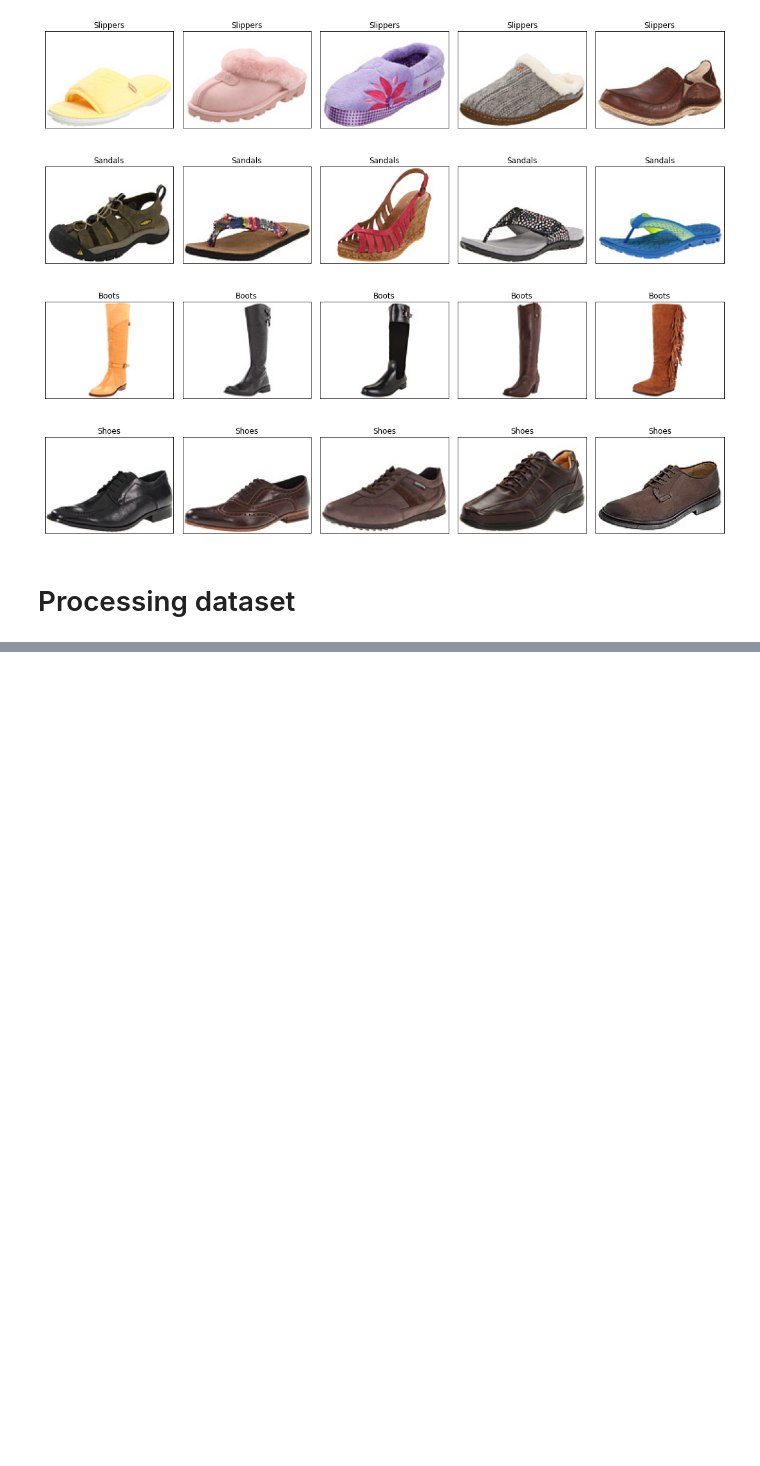
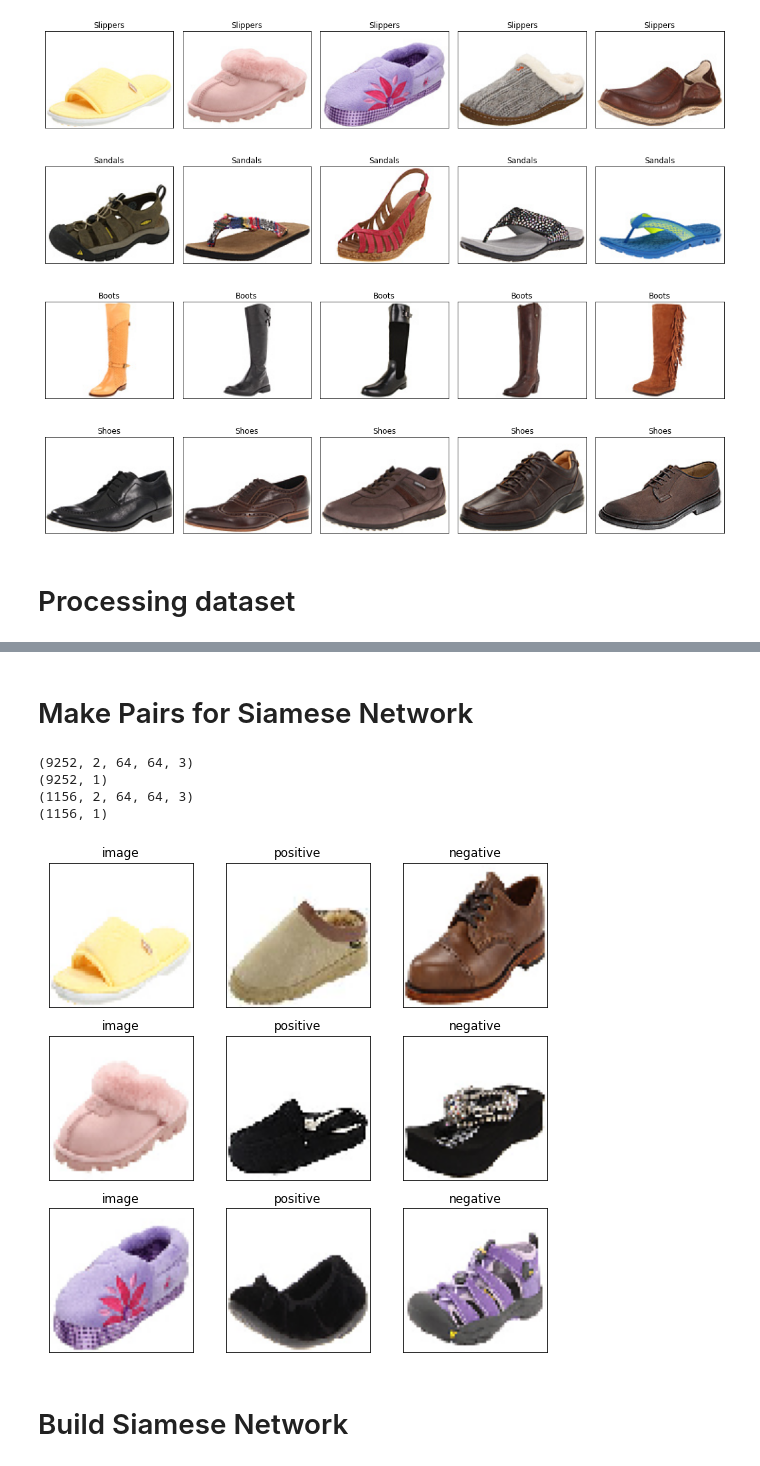
Before and after one commit to SungmanKang/DeepLearningTeamProject2021, a Jupyter notebook: siamese_network.ipynb, the cells around one changed output, grey strips where cells are left out. Cells and saved outputs as stored; diff of their text form; code cells hidden in the pictures; blank space fills up the shorter version.

Commit message:
siamese network

```diff
--- a/siamese_network.ipynb
+++ b/siamese_network.ipynb
@@ -99,0 +140,4 @@ def get_image(filename):
+# %%
+train_X = map_dataset(train_files)
+test_X = map_dataset(test_files)
+val_X = map_dataset(val_files)
@@ -99,0 +174,57 @@ def get_image(filename):
+# %% [markdown]
+# Make Pairs for Siamese Network
+# %%
+def make_pos_neg_pairs(X, y):
+    pairs = [] # (image, image) pair
+    labels = [] # 0 means negative pair, otherwise, positive
+
+    class_count = len(np.unique(y))
+    class_indexes = [np.where(y == i)[0] for i in range(0, class_count)]
+
+    for i in range(len(X)):
+        cur_img = X[i]
+        cur_label = y[i]
+
+        # positive: pick an image from same class randomly
+        pos_i = np.random.choice(class_indexes[cur_label])
+        pos_img = X[pos_i]
+        pairs.append([cur_img, pos_img])
+        labels.append([1])
+
+        # negative: pick an image from other classes randomly
+        neg_ids = np.where(y != cur_label)[0]
+        neg_img = X[np.random.choice(neg_ids)]
+        pairs.append([cur_img, neg_img])
+        labels.append([0])
+
+    return (np.array(pairs), np.array(labels))
+# %%
+(train_paris, train_labels) = make_pos_neg_pairs(train_X, train_y)
+(val_paris, val_labels) = make_pos_neg_pairs(val_X, val_y)
+# %%
+print(train_paris.shape)
+print(train_labels.shape)
+print(val_paris.shape)
+print(val_labels.shape)
+# %% [output]
+(9252, 2, 64, 64, 3)
+(9252, 1)
+(1156, 2, 64, 64, 3)
+(1156, 1)
+# %%
+def show(ax, image, title):
+    ax.imshow(image)
+    ax.set_title(title)
+    ax.get_xaxis().set_visible(False)
+    ax.get_yaxis().set_visible(False)
+
+fig = plt.figure(figsize=(9, 9))
+axs = fig.subplots(3, 3)
+for i in range(3):
+    show(axs[i, 0], train_paris[2*i][0], "image")
+    show(axs[i, 1], train_paris[2*i][1], "positive")
+    show(axs[i, 2], train_paris[2*i+1][1], "negative")
+# %% [output]
+[figure, added]
+# %% [markdown]
+# Build Siamese Network
```
Also changed, not shown: parts of 23 cells of this notebook.
